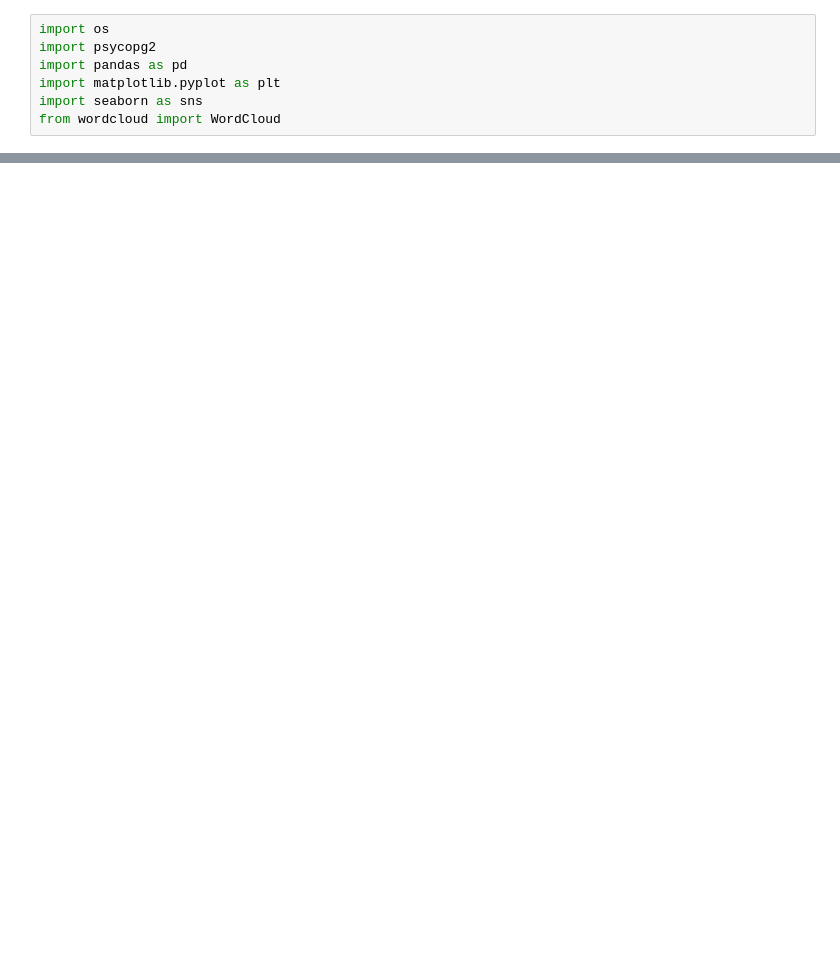
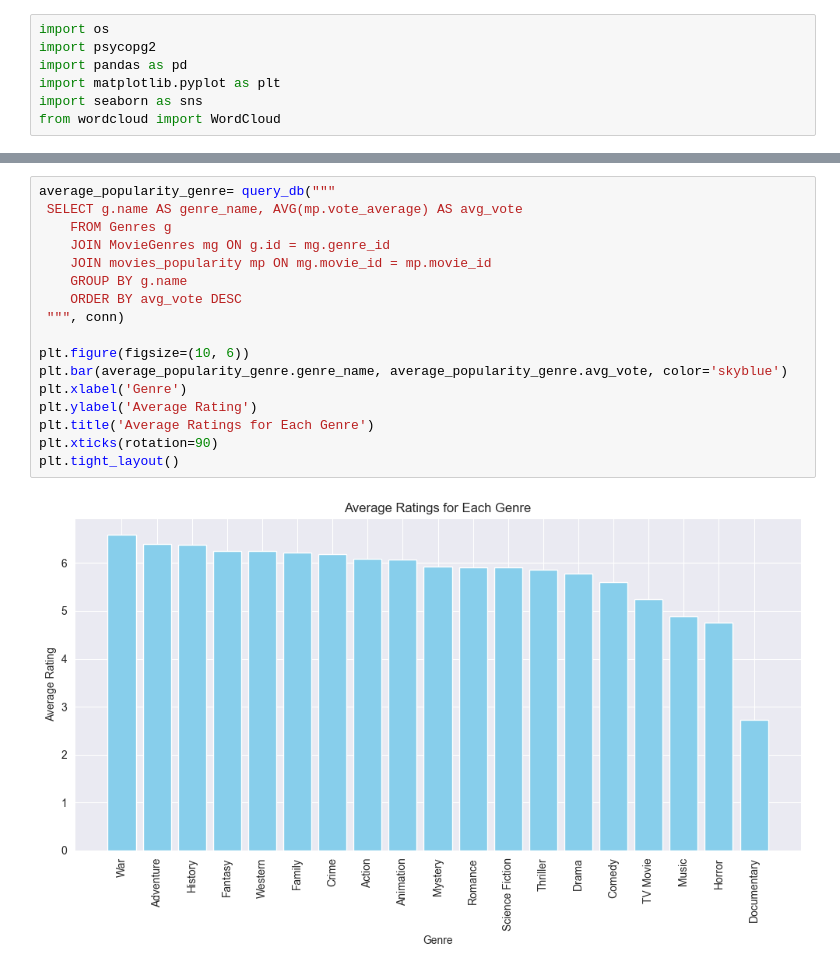
Before and after one commit to ConnActivity/MovieVerse, a Jupyter notebook: eda/second_eda.ipynb, the cells around one changed output, grey strips where cells are left out. Drawn from its saved outputs; the diff is of its cells as text; blank space fills up the shorter version.

```diff
--- a/eda/second_eda.ipynb
+++ b/eda/second_eda.ipynb
@@ -77,0 +76,19 @@ plt.show()
+# %%
+average_popularity_genre= query_db("""
+ SELECT g.name AS genre_name, AVG(mp.vote_average) AS avg_vote
+    FROM Genres g
+    JOIN MovieGenres mg ON g.id = mg.genre_id
+    JOIN movies_popularity mp ON mg.movie_id = mp.movie_id
+    GROUP BY g.name
+    ORDER BY avg_vote DESC
+ """, conn)
+
+plt.figure(figsize=(10, 6))
+plt.bar(average_popularity_genre.genre_name, average_popularity_genre.avg_vote, color='skyblue')
+plt.xlabel('Genre')
+plt.ylabel('Average Rating')
+plt.title('Average Ratings for Each Genre')
+plt.xticks(rotation=90)
+plt.tight_layout()
+# %% [output]
+[figure, added]
```
Also changed, not shown: parts of 4 cells of this notebook.
